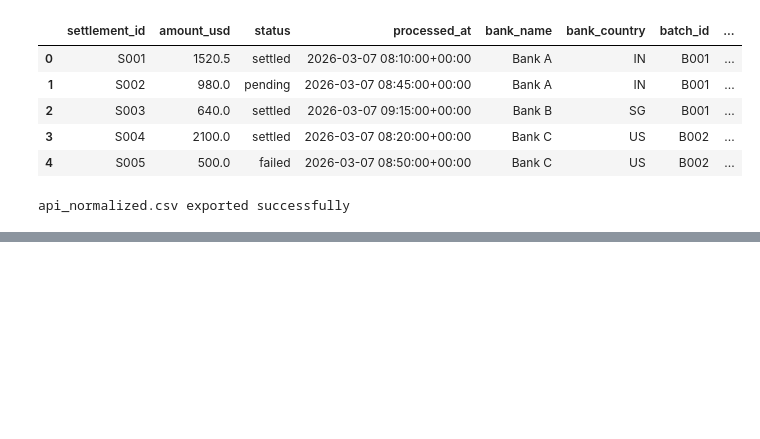
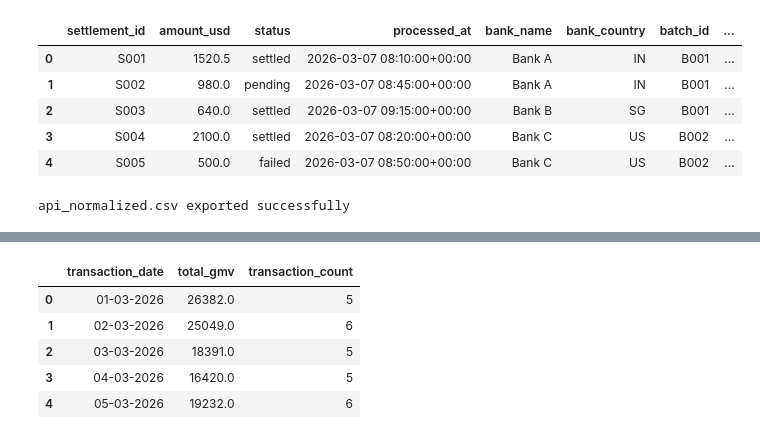
Before and after one commit to Rashminpalkar/fintech-case-study, a Jupyter notebook: 04_python/fintech_pipeline.ipynb, the cells around one changed output, grey strips where cells are left out. Cells and saved outputs as stored; diff of their text form; code cells hidden in the pictures; blank space fills up the shorter version.

```diff
--- a/04_python/fintech_pipeline.ipynb
+++ b/04_python/fintech_pipeline.ipynb
@@ -514,0 +532,26 @@ api_normalized.csv exported successfully
+# %%
+# Daily GMV Summary
+
+daily_summary = (
+    dashboard_data
+    .groupby("transaction_date")
+    .agg(
+        total_gmv = ("amount_usd", "sum"),
+        transaction_count = ("transaction_id", "count")
+    )
+    .reset_index()
+)
+
+daily_summary.to_csv(
+    "../01_data/processed/daily_summary.csv",
+    index = False
+)
+
+daily_summary.head()
+# %% [output]
+|  | transaction_date | total_gmv | transaction_count |
+| 0 | 01-03-2026 | 26382.0 | 5 |
+| 1 | 02-03-2026 | 25049.0 | 6 |
+| 2 | 03-03-2026 | 18391.0 | 5 |
+| 3 | 04-03-2026 | 16420.0 | 5 |
+| 4 | 05-03-2026 | 19232.0 | 6 |
```
Also changed, not shown: parts of 5 cells of this notebook, 4 other files.
